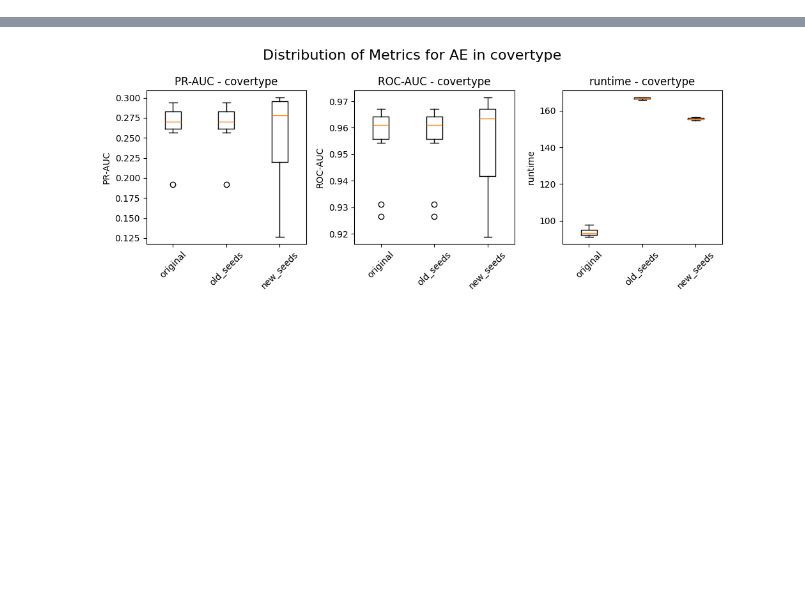
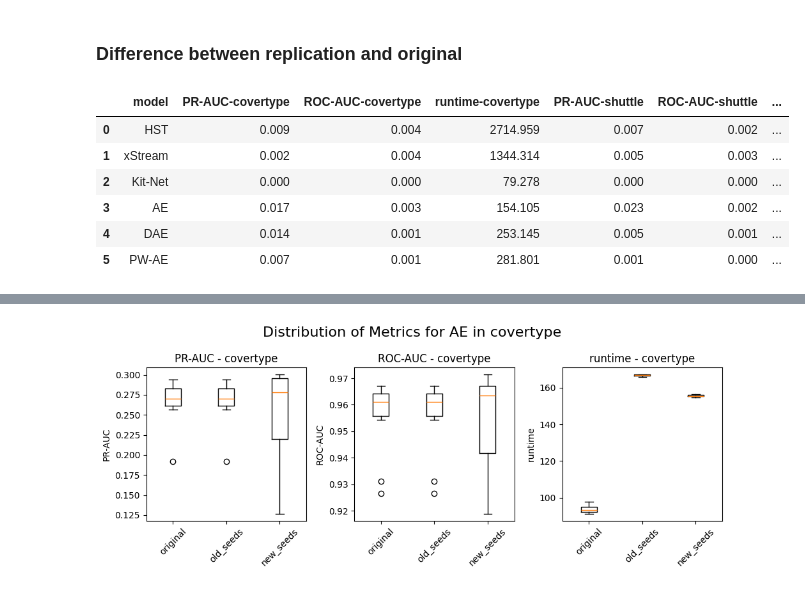
Before and after one commit to ronaldvandenbroek/DAADS, a Jupyter notebook: notebooks/additional_tests.ipynb, the cells around one changed output, grey strips where cells are left out. Cells and saved outputs as stored; diff of their text form; code cells hidden in the pictures; blank space fills up the shorter version.

```diff
--- a/notebooks/additional_tests.ipynb
+++ b/notebooks/additional_tests.ipynb
@@ -72,0 +126,13 @@ columns = ['PR-AUC', 'ROC-AUC', 'runtime', 'status', 'model', 'dataset']
+# %% [markdown]
+### Difference between replication and original
+# %%
+abs_original_new = abs_dataframes(flattened_benchmark_csv_original, flattened_benchmark_csv_new_seeds)
+round_dataframe(abs_original_new)
+# %% [output]
+|  | model | PR-AUC-covertype | ROC-AUC-covertype | runtime-covertype | PR-AUC-shuttle | ROC-AUC-shuttle | ... |
+| 0 | HST | 0.009 | 0.004 | 2714.959 | 0.007 | 0.002 | ... |
+| 1 | xStream | 0.002 | 0.004 | 1344.314 | 0.005 | 0.003 | ... |
+| 2 | Kit-Net | 0.000 | 0.000 | 79.278 | 0.000 | 0.000 | ... |
+| 3 | AE | 0.017 | 0.003 | 154.105 | 0.023 | 0.002 | ... |
+| 4 | DAE | 0.014 | 0.001 | 253.145 | 0.005 | 0.001 | ... |
+| 5 | PW-AE | 0.007 | 0.001 | 281.801 | 0.001 | 0.000 | ... |
```
Also changed, not shown: parts of 23 cells of this notebook.
